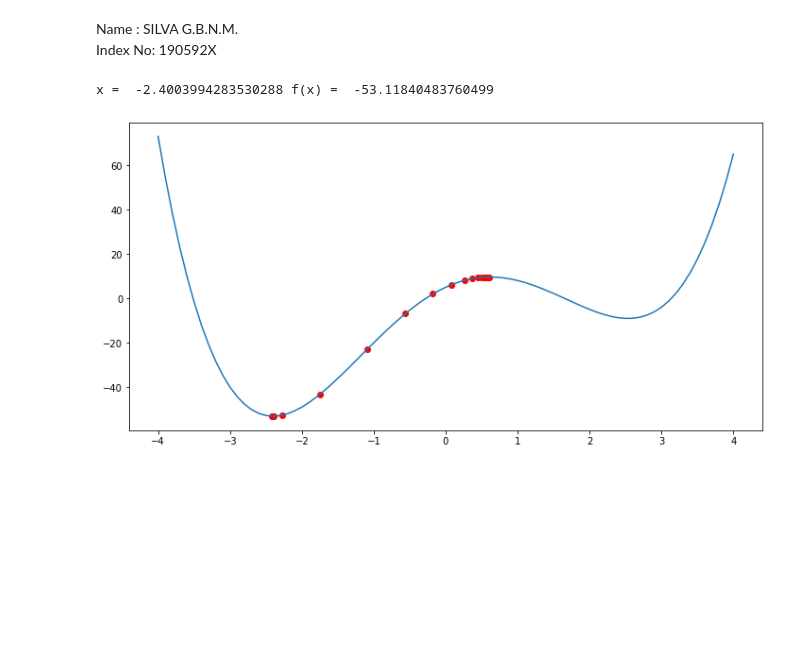
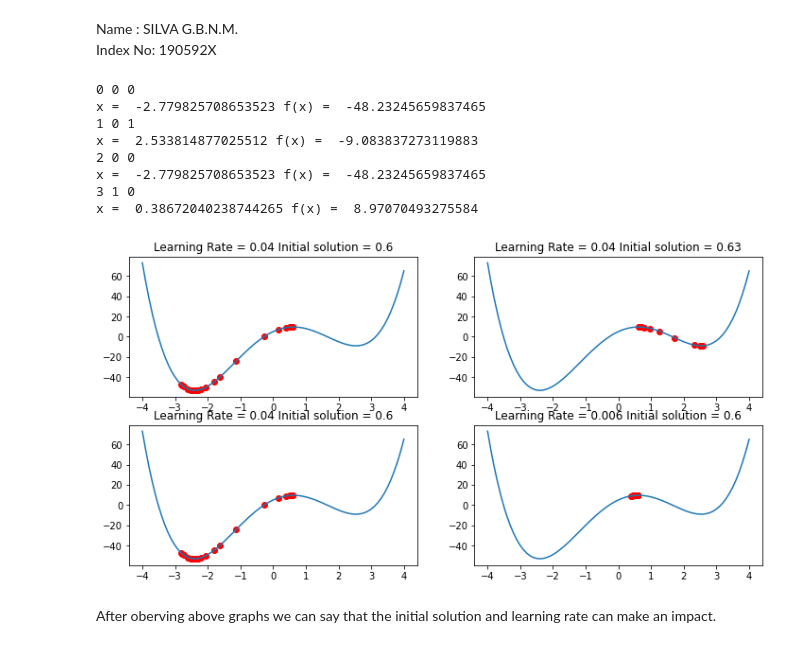
Before and after one commit to Nisitha529/EN2550_ImageProcessingAndMachineVision, a Jupyter notebook: Day10/day10.ipynb, the cells around one changed output. Saved outputs shown, nothing was run; the diff lists cells and outputs as text; code cells hidden in the pictures; blank space fills up the shorter version.

```diff
--- a/Day10/day10.ipynb
+++ b/Day10/day10.ipynb
@@ -24,17 +24,29 @@ def minimum(alpha,x):
         fx_hist = np.append(fx_hist,f(x))
     print('x = ',x,'f(x) = ',f(x))
     return fx_hist,x_hist
-# %%
-delta , alpha , x = 0.1 , 0.02 , 0.6
-x_ =  np.arange(-4,4+delta,delta)
-fx_hist , x_hist = minimum(alpha,x)
-
-fig = plt.figure(figsize=(12,6))
-ax = plt.subplot(1,1,1)
-
-ax.plot(x_,f(x_))
-ax.scatter(x_hist,fx_hist,c = 'r')
-plt.show()
-# %% [output]
-x =  -2.4003994283530288 f(x) =  -53.11840483760499
-[figure, removed]
+# %%
+fig,ax = plt.subplots(2,2,figsize = (12,6))
+
+delta , alpha , x = 0.1 , [0.04,0.006] , [0.6,0.63]
+x_ =  np.arange(-4,4+delta,delta)
+for j in range(4):
+    a,b = 0,0
+    if j < 2 : a , b = 0 , j % 2
+    else: a , b = j%2 , 0
+    print(j,a,b)
+    fx_hist , x_hist = minimum(alpha[a],x[b])
+    ax[j//2][j%2].plot(x_,f(x_))
+    ax[j//2][j%2].scatter(x_hist,fx_hist,c = 'r')
+    ax[j//2][j%2].set_title("Learning Rate = "+str(alpha[a])+ " Initial solution = "+ str(x[b]))
+# %% [output]
+0 0 0
+x =  -2.779825708653523 f(x) =  -48.23245659837465
+1 0 1
+x =  2.533814877025512 f(x) =  -9.083837273119883
+2 0 0
+x =  -2.779825708653523 f(x) =  -48.23245659837465
+3 1 0
+x =  0.38672040238744265 f(x) =  8.97070493275584
+[figure, added]
+# %% [markdown]
+After oberving above graphs we can say that the initial solution and learning rate can make an impact.
```
